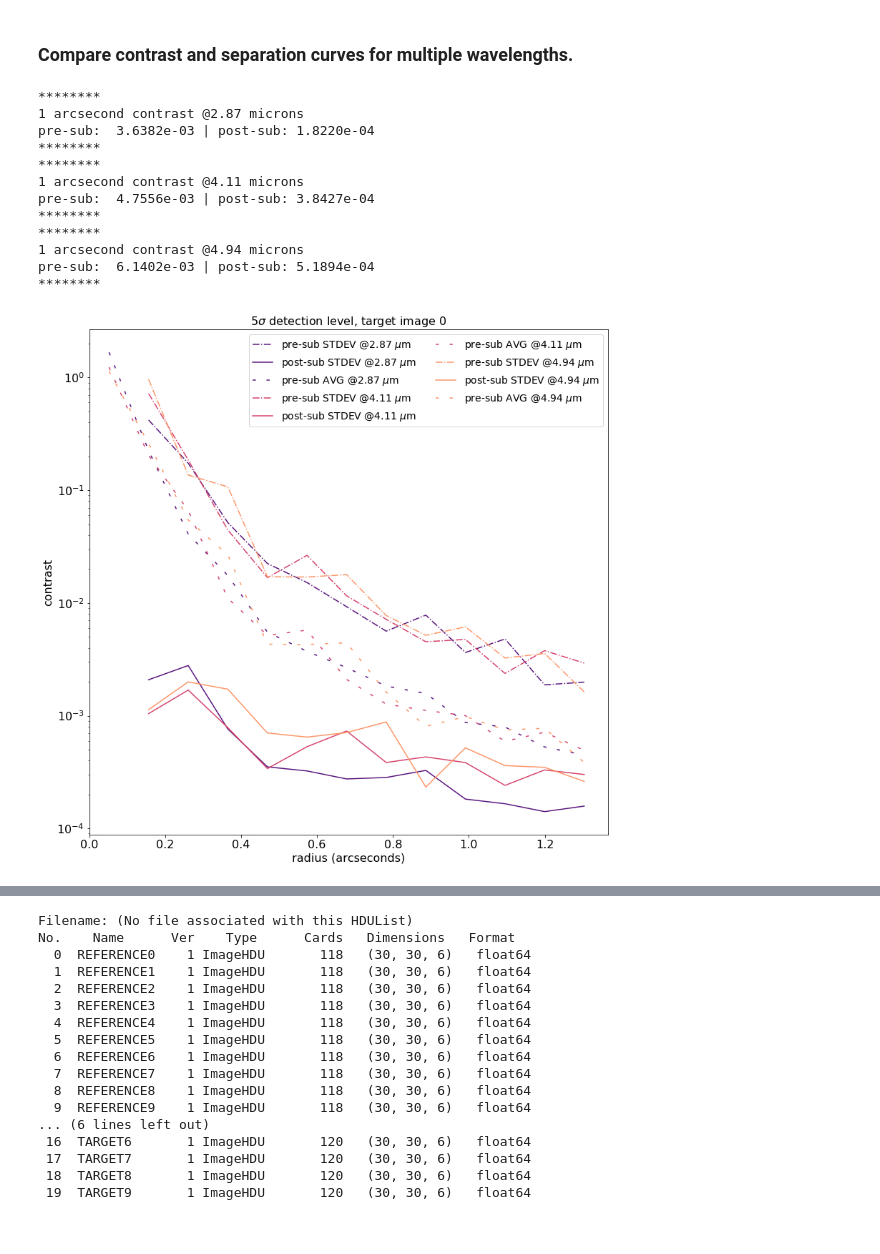
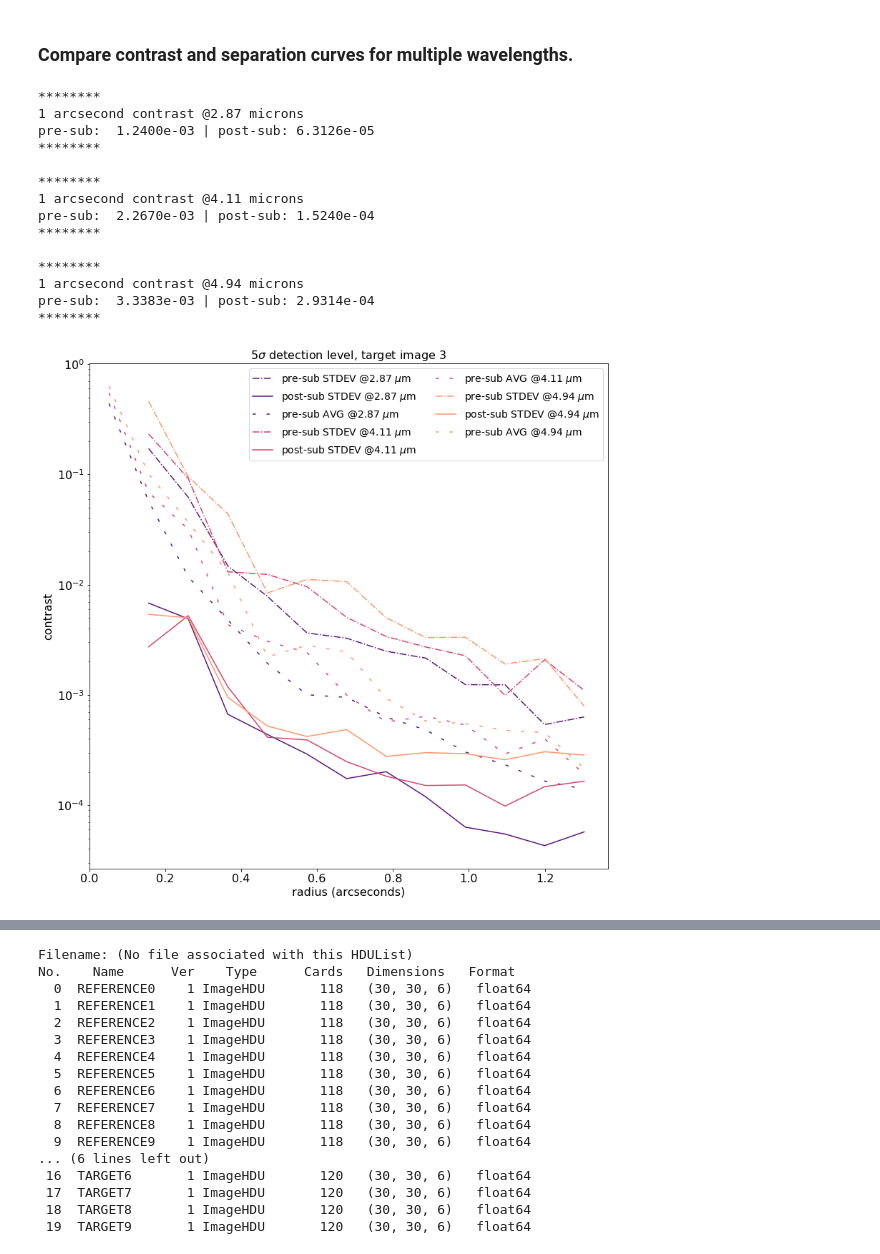
Before and after one commit to ojustino/subtract_psf, a Jupyter notebook: notebooks/introduction.ipynb, the cells around one changed output, grey strips where cells are left out. Cells and saved outputs as stored; diff of their text form; code cells hidden in the pictures.

```diff
--- a/notebooks/introduction.ipynb
+++ b/notebooks/introduction.ipynb
@@ -62,22 +61,24 @@ total intensity post-subtract: 9.5990e-03
 (0.9295004970184446, 0.009599044520897798)
 # %% [markdown]
 ### Compare contrast and separation curves for multiple wavelengths.
-# %%
-kr.plot_contrasts()
-# %% [output]
-********
-1 arcsecond contrast @2.87 microns
-pre-sub:  3.6382e-03 | post-sub: 1.8220e-04
-********
-********
-1 arcsecond contrast @4.11 microns
-pre-sub:  4.7556e-03 | post-sub: 3.8427e-04
-********
-********
-1 arcsecond contrast @4.94 microns
-pre-sub:  6.1402e-03 | post-sub: 5.1894e-04
-********
-[figure, removed]
+# %%
+kr.plot_contrasts(target_image=3, times_sigma=5, companion=False)
+# %% [output]
+********
+1 arcsecond contrast @2.87 microns
+pre-sub:  1.2400e-03 | post-sub: 6.3126e-05
+********
+
+********
+1 arcsecond contrast @4.11 microns
+pre-sub:  2.2670e-03 | post-sub: 1.5240e-04
+********
+
+********
+1 arcsecond contrast @4.94 microns
+pre-sub:  3.3383e-03 | post-sub: 2.9314e-04
+********
+[figure, added]
 # %% [markdown]
 ### Key attributes:
 
```
Also changed, not shown: parts of 4 cells of this notebook, 5 other files.
